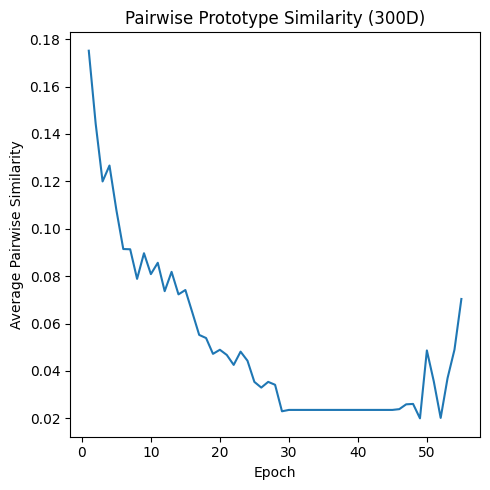
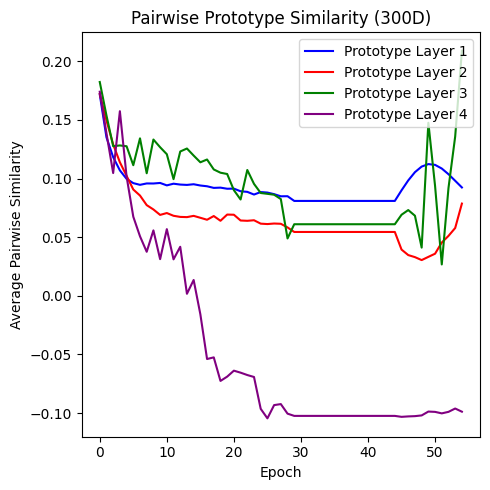
The notebook cell's code change between the first figure and the second:
--- before
+++ after
@@ -1,6 +1,7 @@
-def prototype_evolution(dim):
[email redacted]_grad()
+def prototype_evolution(dim, n_prototype_layers):
 
-    epoch_sims = [[] for _ in range(len(model.prototype_layers))]
-    
+    epoch_sims = [[] for _ in range(n_prototype_layers)]
+
     for epoch, m in MODELS[dim].items():
         if isinstance(m, nn.DataParallel):
@@ -21,18 +22,19 @@
             off_diag_mask = ~torch.eye(n, dtype = torch.bool, device = sim.device)
             off_diag = sim[off_diag_mask]
-            epoch_sims[layer_idx].append(off_diag.mean())
+            epoch_sims[layer_idx].append(off_diag.mean().cpu())
 
     return epoch_sims
 
-fig, axs = plt.subplots(1, len(REPR_DIMS), figsize = (5, 5), tight_layout = True)
+fig, ax = plt.subplots(1, 1, figsize = (5*len(REPR_DIMS), 5), tight_layout = True)
 
 for i, dim in enumerate(REPR_DIMS):
-    sims = prototype_evolution(dim)
-    colors = plt.cm.jet(np.linspace(0, 1, len(sims)))
-    for layer_idx, layer_sims in enumerate(sims): 
-        axs[i].plot(layer_sims, color = colors[layer_idx], label = f'Prototype Layer {layer_idx + 1}')
-    
-    axs[i].set_title(f'Pairwise Prototype Similarity ({dim}D)')
-    axs[i].set_xlabel('Epoch')
-    axs[i].set_ylabel('Average Pairwise Similarity')
-    axs[i].legend(loc = 'upper right')
+    sims = prototype_evolution(dim, 4)
+    colors = ['blue', 'red', 'green', 'purple']
+
+    for layer_idx, layer_sims in enumerate(sims):
+        ax.plot(layer_sims, color = colors[layer_idx], label = f'Prototype Layer {layer_idx + 1}')
+
+    ax.set_title(f'Pairwise Prototype Similarity ({dim}D)')
+    ax.set_xlabel('Epoch')
+    ax.set_ylabel('Average Pairwise Similarity')
+    ax.legend(loc = 'upper right')

Commit: update dynamics figure